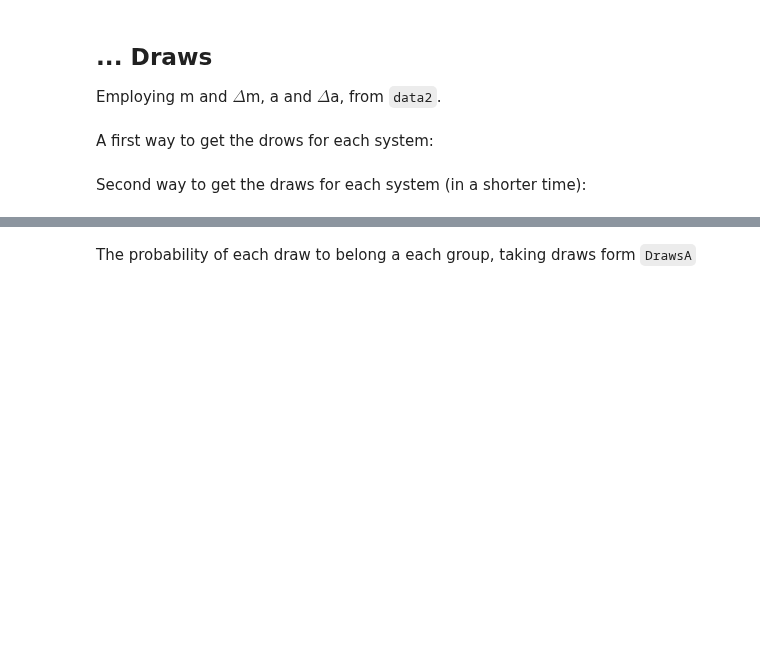
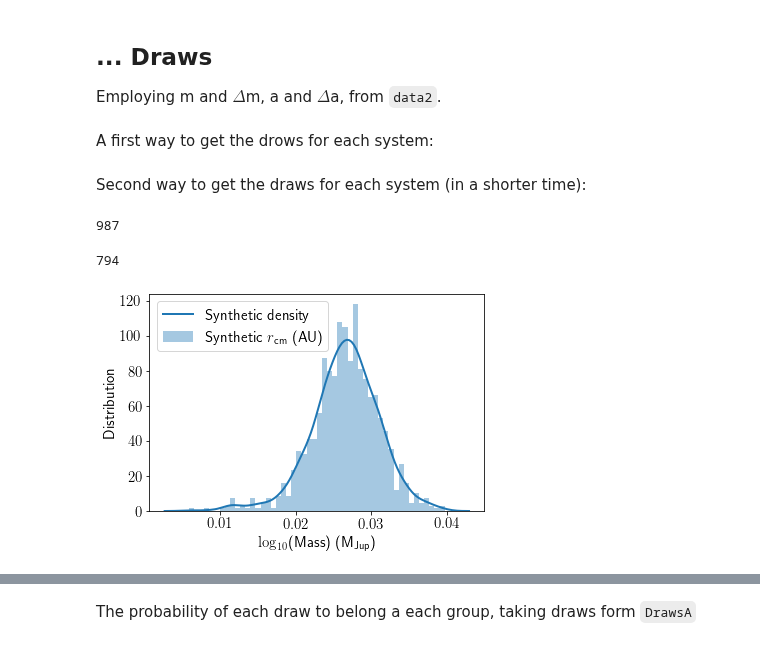
Before and after one commit to fjbautistas/Mixture_Gaussian_CM_of_Planets, a Jupyter notebook: Clasification.ipynb, the cells around one changed output, grey strips where cells are left out. Drawn from its saved outputs; the diff is of its cells as text; code cells hidden in the pictures; blank space fills up the shorter version.

```diff
--- a/Clasification.ipynb
+++ b/Clasification.ipynb
@@ -108,3 +108,7 @@ ax1.legend(loc='upper left',fontsize=let);ax2.legend(loc='upper right',fontsize=
 plt.savefig("figures/hists.pdf", bbox_inches='tight')
 # %% [output]
 [figure]
+# %%
+A = data.groupby("star_name")
+SystemA_i = data[data.star_name == "TRAPPIST-1"]
+SystemA_i
@@ -841,5 +885,7 @@ for i in range(len(Systems_List)):
         Mass_Axe += Masses*Axes
         Mass_System += Masses
         #print(SystemA_i.mass.values[k])
-    DrawsA.append([np.abs(Mass_Axe/Mass_System)])
+    DrawsA.append(np.abs(Mass_Axe/Mass_System))
 len(DrawsA)
+# %% [output]
+987
@@ -851,0 +892,24 @@ plt.hist(np.random.normal(3.9,1.7,1000))
+# %%
+Systems_List.index("TRAPPIST-1")
+# %% [output]
+794
+# %%
+Tras = DrawsA[Systems_List.index("TRAPPIST-1")]
+fig, ax1 = plt.subplots(1, 1)
+
+let=15
+
+ax1 = sb.distplot(Tras, ax=ax1, bins=50,
+                  label=r' Synthetic $r_\text{cm}$ (AU)',
+                  kde_kws={"lw": 2, "label": r" Synthetic density"})
+
+ax1.set_xlabel(r"$\log_{10}$(Mass) (M$_\text{Jup}$)",fontsize=let)
+#_xlabel(,fontsize=let);ax.set_ylabel(r"Orbital period (years)",fontsize=let)
+ax1.set_ylabel(r"Distribution", fontsize=let)
+ax1.tick_params(labelsize=let)
+
+
+ax1.legend(loc='upper left',fontsize=let);
+plt.savefig("figures/Tras_hists.pdf", bbox_inches='tight')
+# %% [output]
+[figure, added]
```
Also changed, not shown: parts of 12 cells of this notebook.
